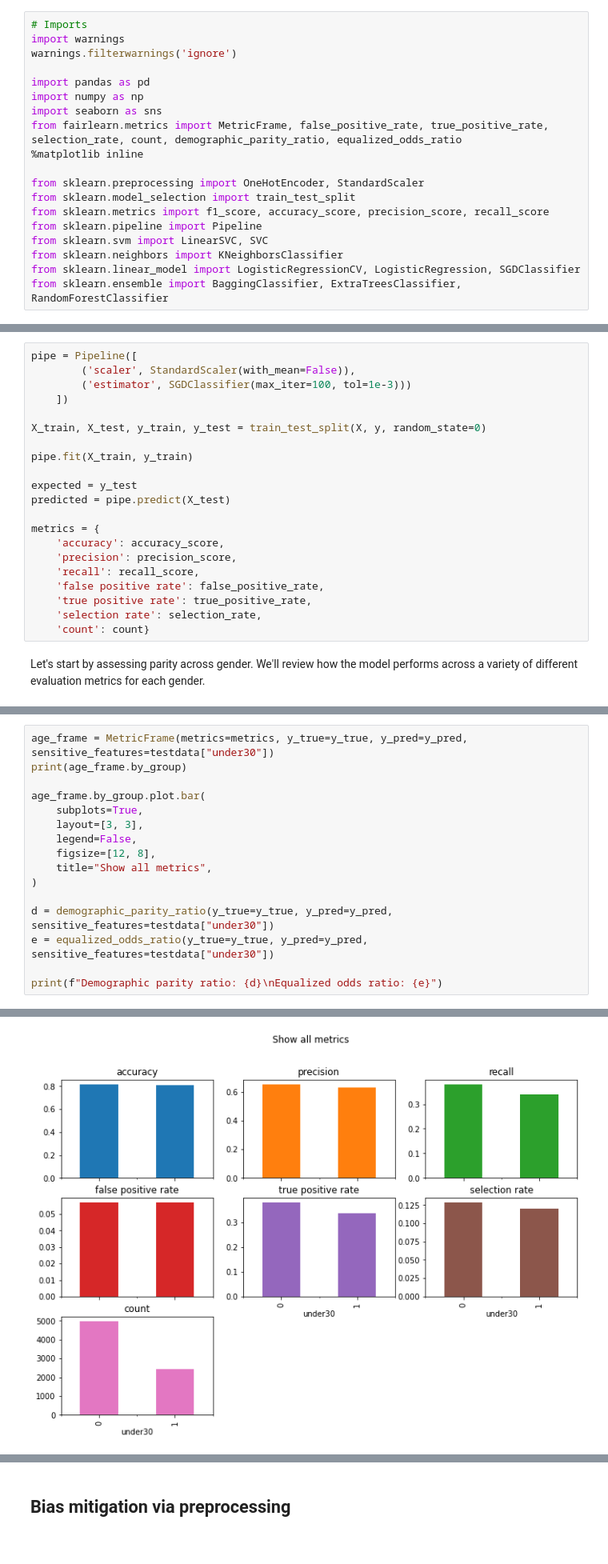
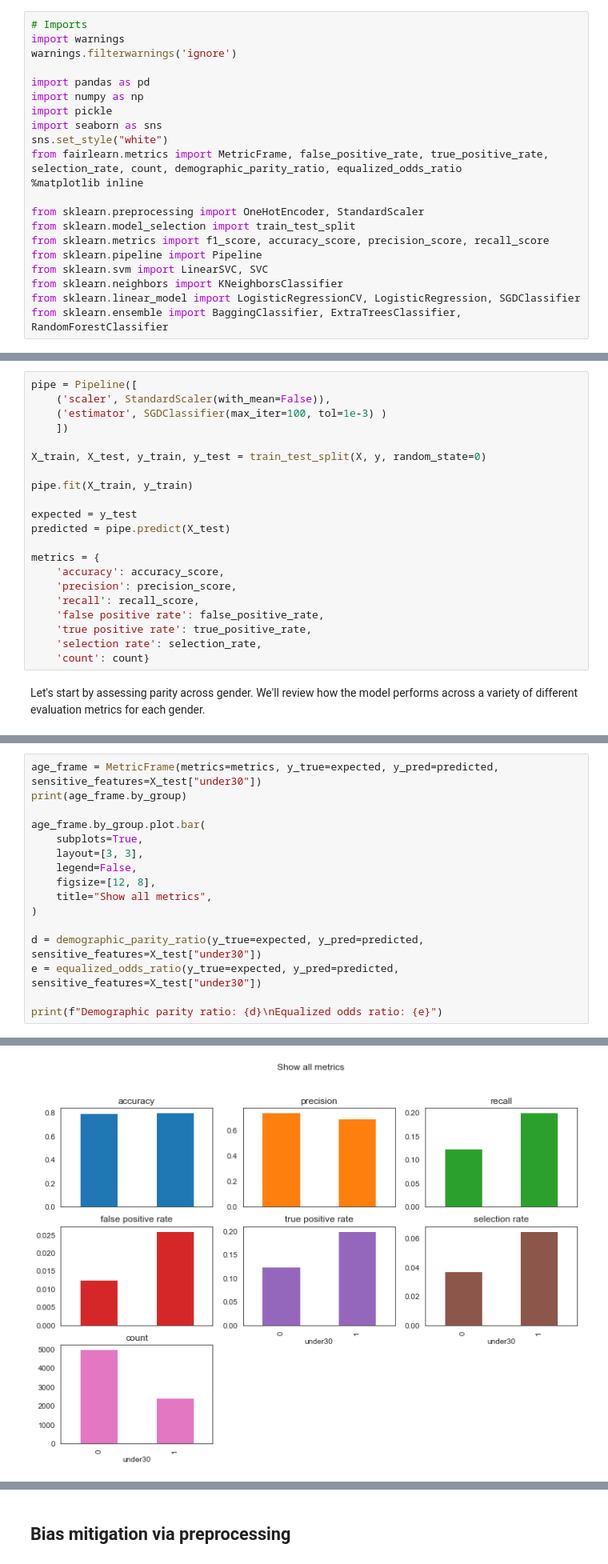
Before and after one commit to alliesaizan/classification-bias-experiment, a Jupyter notebook: notebooks/notebook.ipynb, the cells around one changed output, grey strips where cells are left out. Shown at 80% size. Saved outputs shown, nothing was run; the diff lists cells and outputs as text.

```diff
--- a/notebooks/notebook.ipynb
+++ b/notebooks/notebook.ipynb
@@ -27,7 +27,9 @@ warnings.filterwarnings('ignore')
 
 import pandas as pd
 import numpy as np
+import pickle
 import seaborn as sns
+sns.set_style("white")
 from fairlearn.metrics import MetricFrame, false_positive_rate, true_positive_rate, selection_rate, count, demographic_parity_ratio, equalized_odds_ratio
 %matplotlib inline
 
@@ -252,7 +237,7 @@ So the best classifier by accuracy is the `SGDClassifier`, which implements a re
 # %%
 pipe = Pipeline([
-        ('scaler', StandardScaler(with_mean=False)),
-        ('estimator', SGDClassifier(max_iter=100, tol=1e-3)))
+    ('scaler', StandardScaler(with_mean=False)),
+    ('estimator', SGDClassifier(max_iter=100, tol=1e-3) )
     ])
 
 X_train, X_test, y_train, y_test = train_test_split(X, y, random_state=0)
@@ -323,5 +308,5 @@ Both ratios are close to 1, which is pretty good but not perfect. How does this
 # %%
-age_frame = MetricFrame(metrics=metrics, y_true=y_true, y_pred=y_pred, sensitive_features=testdata["under30"])
+age_frame = MetricFrame(metrics=metrics, y_true=expected, y_pred=predicted, sensitive_features=X_test["under30"])
 print(age_frame.by_group)
 
 age_frame.by_group.plot.bar(
@@ -332,8 +317,8 @@ age_frame.by_group.plot.bar(
     title="Show all metrics",
 )
 
-d = demographic_parity_ratio(y_true=y_true, y_pred=y_pred, sensitive_features=testdata["under30"])
-e = equalized_odds_ratio(y_true=y_true, y_pred=y_pred, sensitive_features=testdata["under30"])
+d = demographic_parity_ratio(y_true=expected, y_pred=predicted, sensitive_features=X_test["under30"])
+e = equalized_odds_ratio(y_true=expected, y_pred=predicted, sensitive_features=X_test["under30"])
 
 print(f"Demographic parity ratio: {d}\nEqualized odds ratio: {e}")
 # %% [output]
@@ -351,4 +336,4 @@ Equalized odds ratio: 0.8863392524796917
-[figure, old version]
+[figure, new version]
 # %% [markdown]
 The fairness metrics are far worse for the *under30* variable. Credit card holders under age 30 are erroneously predicted as likely to default (see the false positive rate). If you look at the count graph, you'll also see that there are way less observations for the under 30 group. One potential way to mitigate bias in our results is to reconstruct our dataset so that we have more representations of the minority group.
 
```
Also changed, not shown: parts of 22 cells of this notebook, 15 other files.
